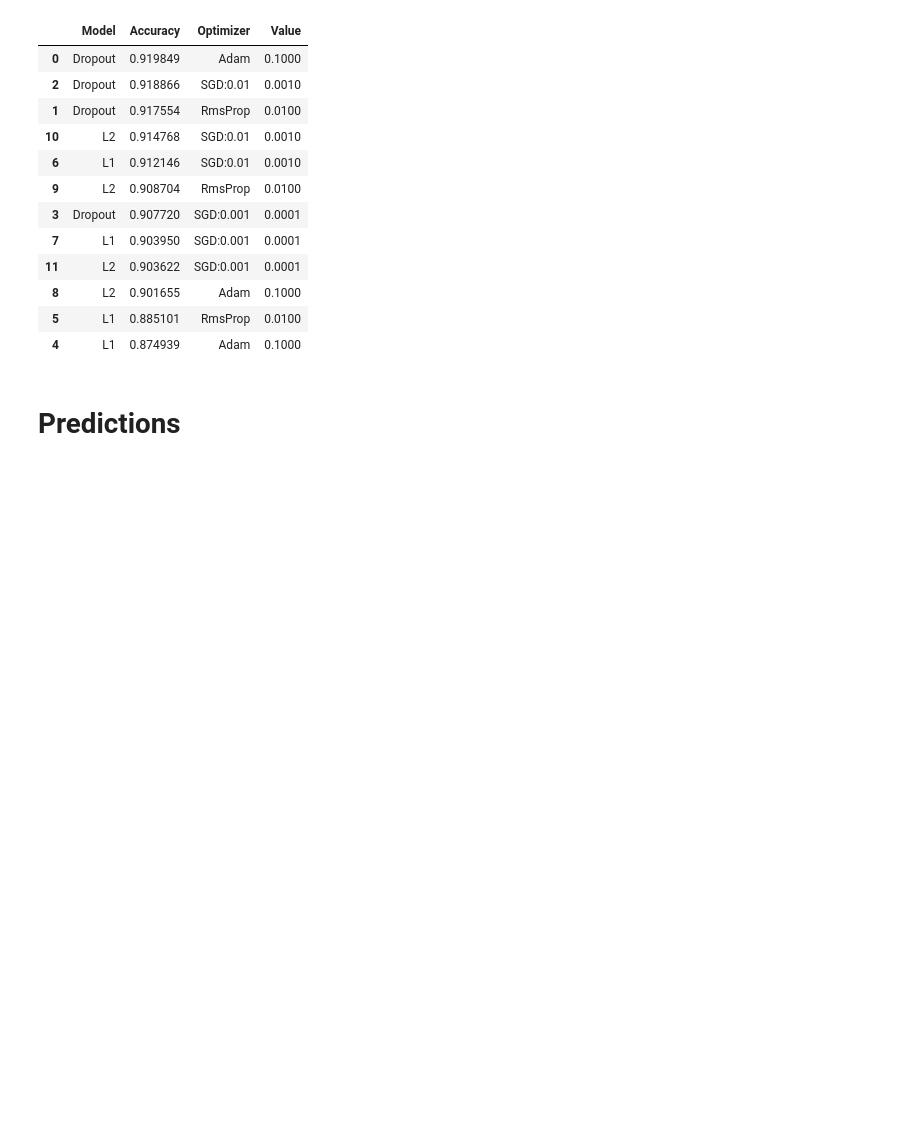
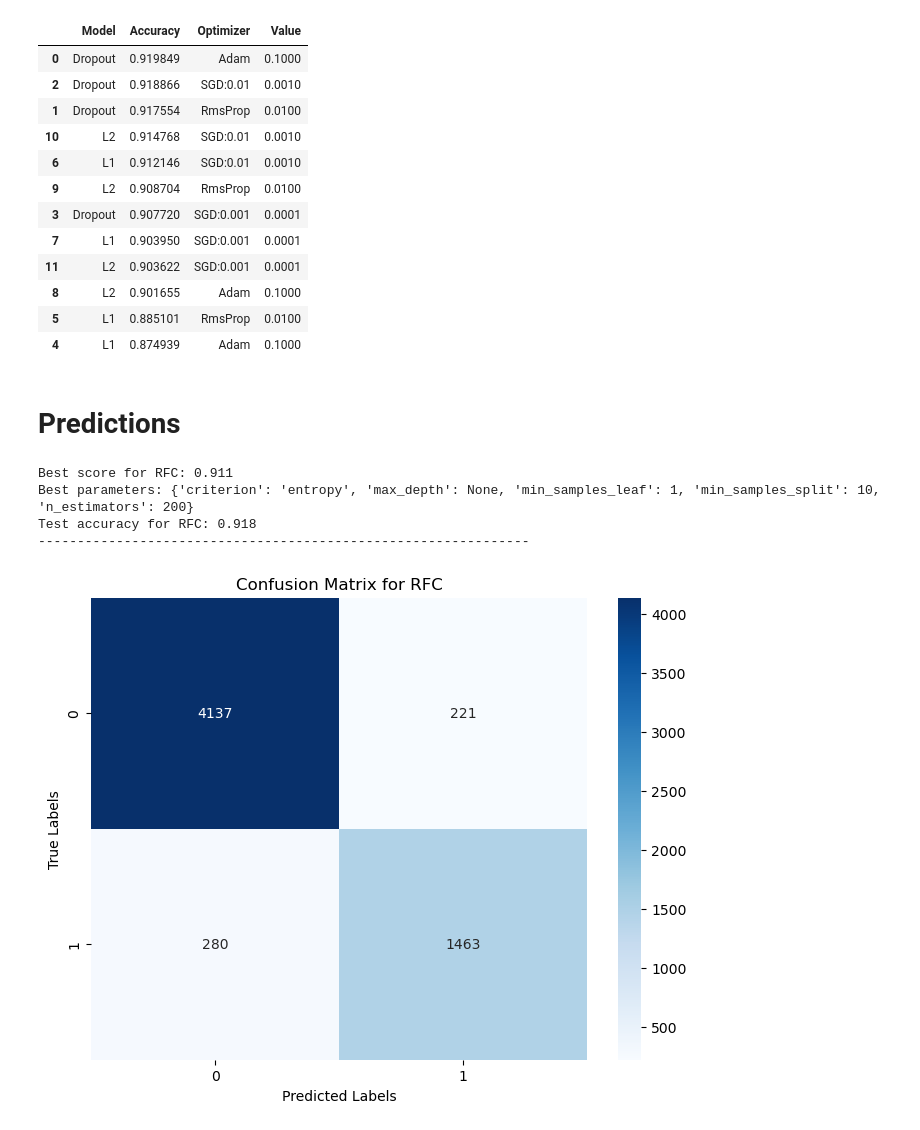
Before and after one commit to MaukanMir/NLP-Telegram-Spam-Analysis, a Jupyter notebook: training.ipynb, the cells around one changed output. Drawn from its saved outputs; the diff is of its cells as text; code cells hidden in the pictures; blank space fills up the shorter version.

```diff
--- a/training.ipynb
+++ b/training.ipynb
@@ -481,31 +481,37 @@ models = get_selected_models(names)
 
 param_grid = {
     'RFC': {
         "criterion":['gini', 'entropy', 'log_loss'],
         'n_estimators': [100, 200, 300],
         'max_depth': [None, 10, 20, 30],
         'min_samples_split': [2, 5, 10],
         'min_samples_leaf': [1, 2, 4],
     },
     'GBC': {
-        "loss":['log_loss', 'deviance', 'exponential'],
+        "loss":['log_loss', 'exponential'],
         'n_estimators': [100, 200, 300],
         'learning_rate': [0.01, 0.1, 0.2],
         'max_depth': [3, 5, 7]
     },
     'XGB': {
         'n_estimators': [100, 200, 300],
         'max_depth': [3, 5, 7],
         'learning_rate': [0.01, 0.1, 0.2]
     },
     "DTC":{
         "criterion":['gini', 'entropy', 'log_loss'],
         'max_depth': [None, 10, 20, 30],
         'min_samples_split': [2, 5, 10],
         'min_samples_leaf': [1, 2, 4],
     }
 }
 
 metric = make_scorer(accuracy_score)
 
 grid_search_selected_models(param_grid, names, models, X, y, metric)
+# %% [output]
+Best score for RFC: 0.911
+Best parameters: {'criterion': 'entropy', 'max_depth': None, 'min_samples_leaf': 1, 'min_samples_split': 10, 'n_estimators': 200}
+Test accuracy for RFC: 0.918
+---------------------------------------------------------------
+[figure, added]
```
